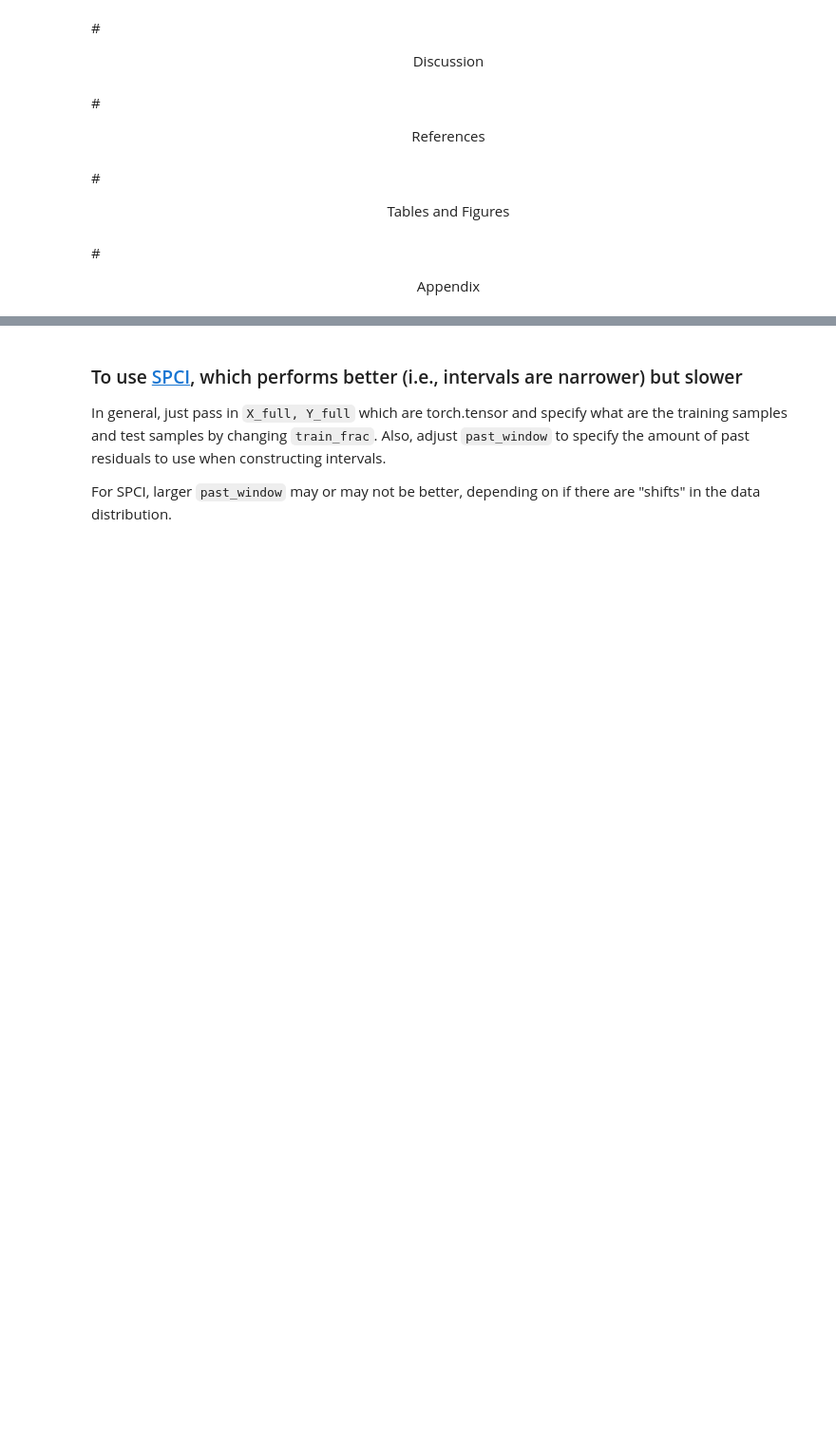
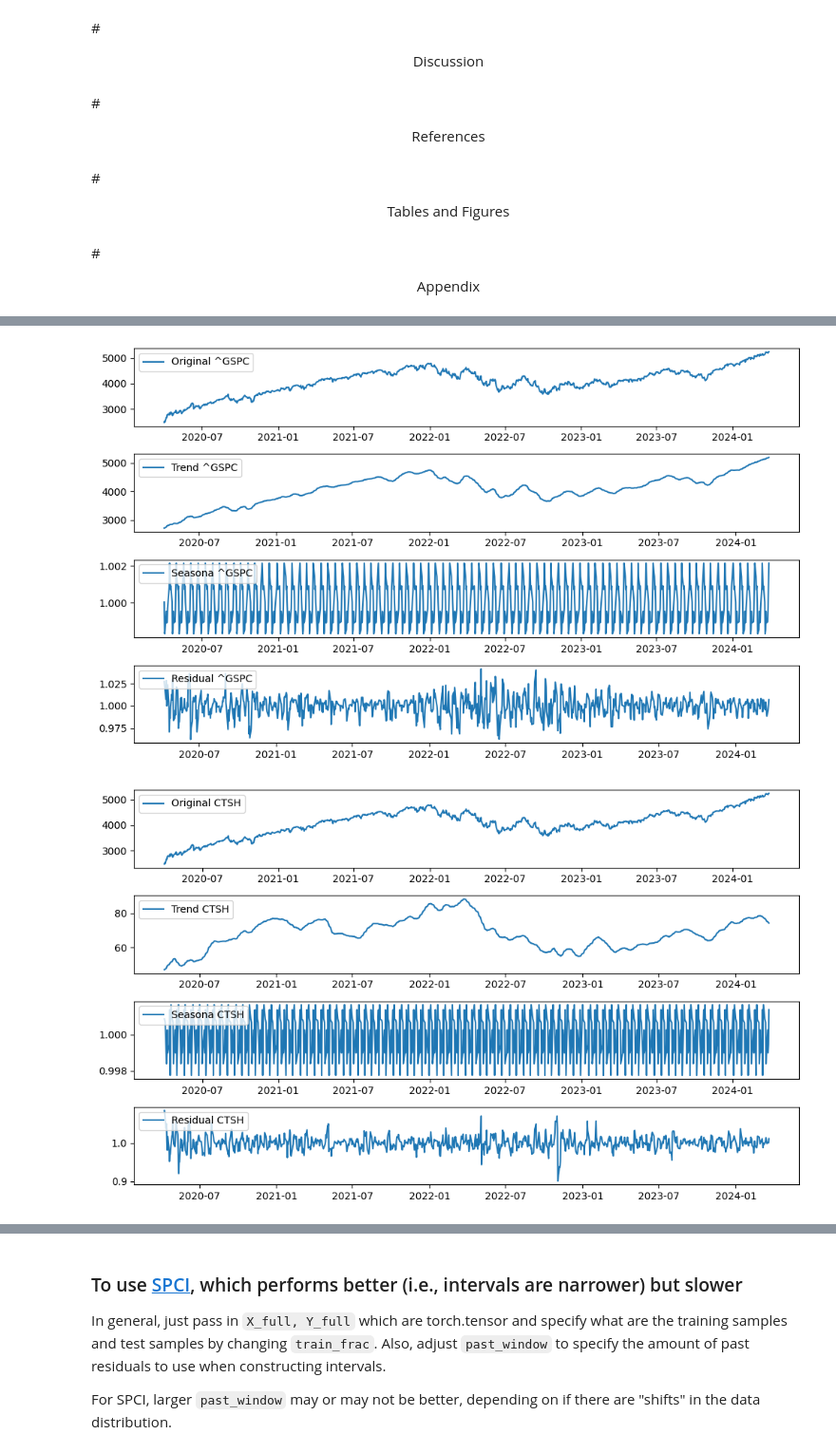
Before and after one commit to Rohit-Vernekar/Conformal-Prediction-on-Time-Series, a Jupyter notebook: CP.ipynb, the cells around one changed output, grey strips where cells are left out. Shown at 95% size. Cells and saved outputs as stored; diff of their text form; code cells hidden in the pictures; blank space fills up the shorter version.

```diff
--- a/CP.ipynb
+++ b/CP.ipynb
@@ -223,0 +433,74 @@ market_data.head()
+# %%
+
+
+# check for multiplicative seasonality
+result = checkSeasonality(market_data["Adj Close"], model='multiplicative')
+plt.figure(figsize=(10, 6))
+plt.subplot(411)
+plt.plot(market_data["Adj Close"], label="Original ^GSPC")
+plt.legend(loc="upper left")
+plt.subplot(412)
+plt.plot(result.trend, label="Trend ^GSPC")
+plt.legend(loc="upper left")
+plt.subplot(413)
+plt.plot(result.seasonal, label="Seasona ^GSPC")
+plt.legend(loc="upper left")
+plt.subplot(414)
+plt.plot(result.resid, label="Residual ^GSPC")
+plt.legend(loc="upper left")
+plt.tight_layout()
+plt.show()
+
+result = checkSeasonality(ctsh_market_data["Adj Close"], model='multiplicative')
+plt.figure(figsize=(10, 6))
+plt.subplot(411)
+plt.plot(market_data["Adj Close"], label="Original CTSH")
+plt.legend(loc="upper left")
+plt.subplot(412)
+plt.plot(result.trend, label="Trend CTSH")
+plt.legend(loc="upper left")
+plt.subplot(413)
+plt.plot(result.seasonal, label="Seasona CTSH")
+plt.legend(loc="upper left")
+plt.subplot(414)
+plt.plot(result.resid, label="Residual CTSH")
+plt.legend(loc="upper left")
+plt.tight_layout()
+plt.show()
+
+result = checkSeasonality(aapl_market_data["Adj Close"], model='multiplicative')
+plt.figure(figsize=(10, 6))
+plt.subplot(411)
+plt.plot(market_data["Adj Close"], label="Original AAPL")
+plt.legend(loc="upper left")
+plt.subplot(412)
+plt.plot(result.trend, label="Trend AAPL")
+plt.legend(loc="upper left")
+plt.subplot(413)
+plt.plot(result.seasonal, label="Seasona AAPL")
+plt.legend(loc="upper left")
+plt.subplot(414)
+plt.plot(result.resid, label="Residual AAPL")
+plt.legend(loc="upper left")
+plt.tight_layout()
+plt.show()
+
+result = checkSeasonality(amzn_market_data["Adj Close"], model='multiplicative')
+plt.figure(figsize=(10, 6))
+plt.subplot(411)
+plt.plot(market_data["Adj Close"], label="Original AMZN")
+plt.legend(loc="upper left")
+plt.subplot(412)
+plt.plot(result.trend, label="Trend AMZN")
+plt.legend(loc="upper left")
+plt.subplot(413)
+plt.plot(result.seasonal, label="Seasona AMZN")
+plt.legend(loc="upper left")
+plt.subplot(414)
+plt.plot(result.resid, label="Residual AMZN")
+plt.legend(loc="upper left")
+plt.tight_layout()
+plt.show()
+# %% [output]
+[figure, added]
+[figure, added]
```
Also changed, not shown: parts of 25 cells of this notebook.
